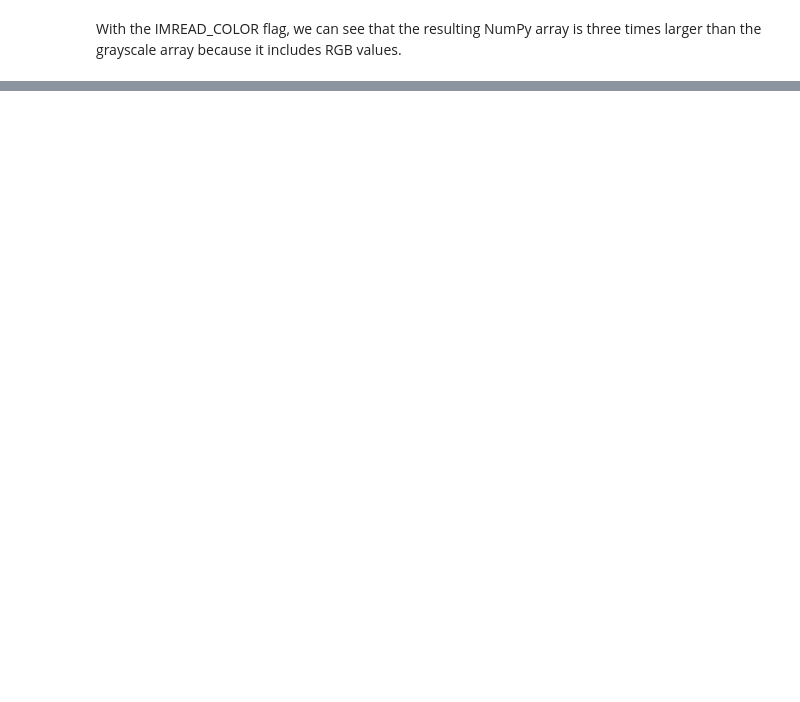
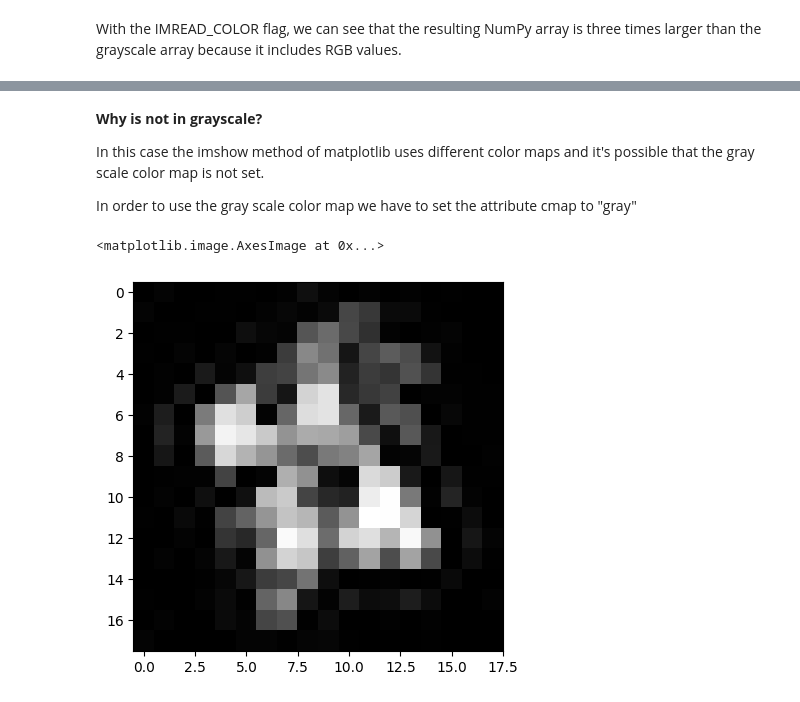
Before and after one commit to ZapatoProgramming/Vision-Artificial, a Jupyter notebook: GettingStartedWithImages.ipynb, the cells around one changed output, grey strips where cells are left out. Saved outputs shown, nothing was run; the diff lists cells and outputs as text; code cells hidden in the pictures; blank space fills up the shorter version.

```diff
--- a/GettingStartedWithImages.ipynb
+++ b/GettingStartedWithImages.ipynb
@@ -162,0 +201,12 @@ xd
+# %% [markdown]
+**Why is not in grayscale?**
+
+In this case the imshow method of matplotlib uses different color maps and it's possible that the gray scale color map is not set.
+
+In order to use the gray scale color map we have to set the attribute cmap to "gray"
+# %%
+# Set color map to gray scale for proper rendering.
+plt.imshow(cb_img_for_plt, cmap="gray")
+# %% [output]
+<matplotlib.image.AxesImage at 0x...>
+[figure, added]
```
Also changed, not shown: parts of 18 cells of this notebook, 3 other files.
